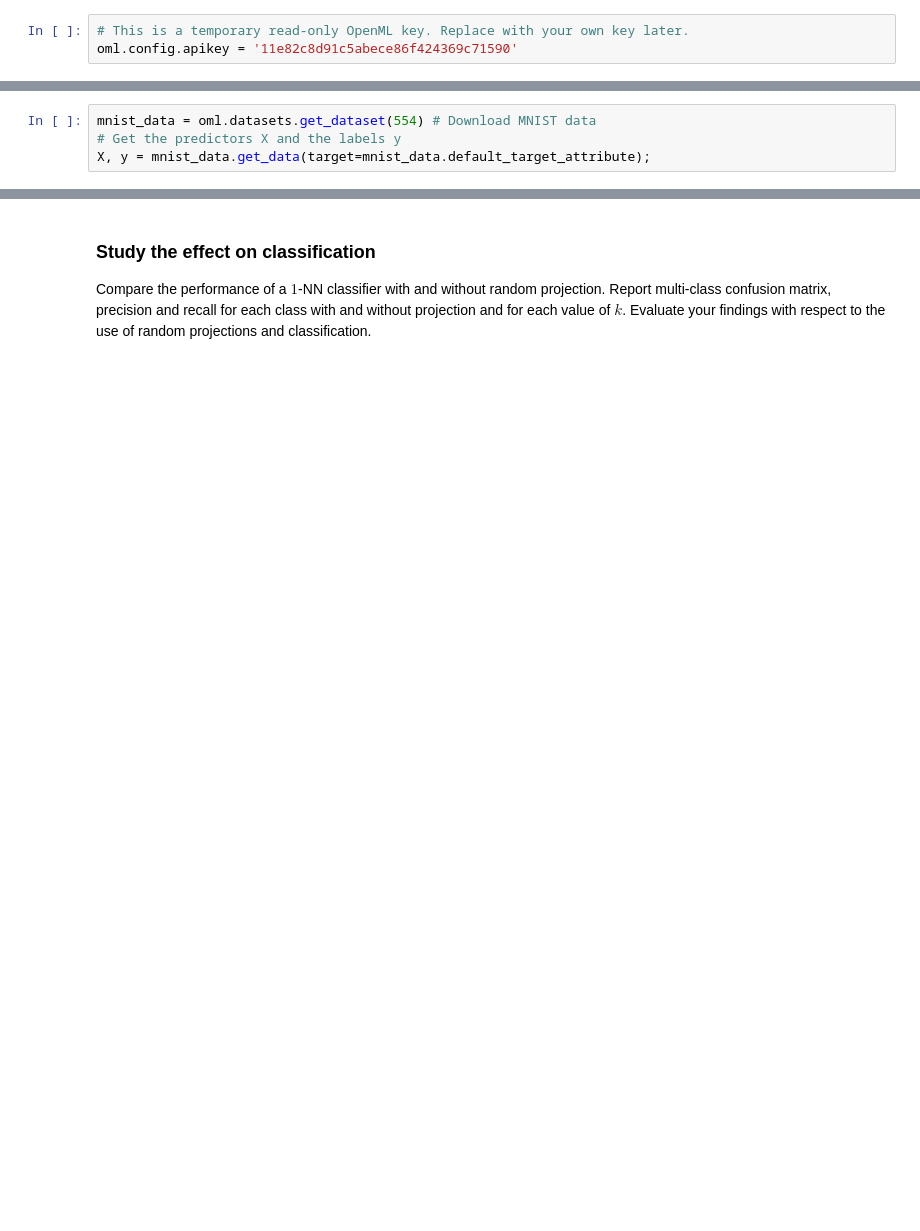
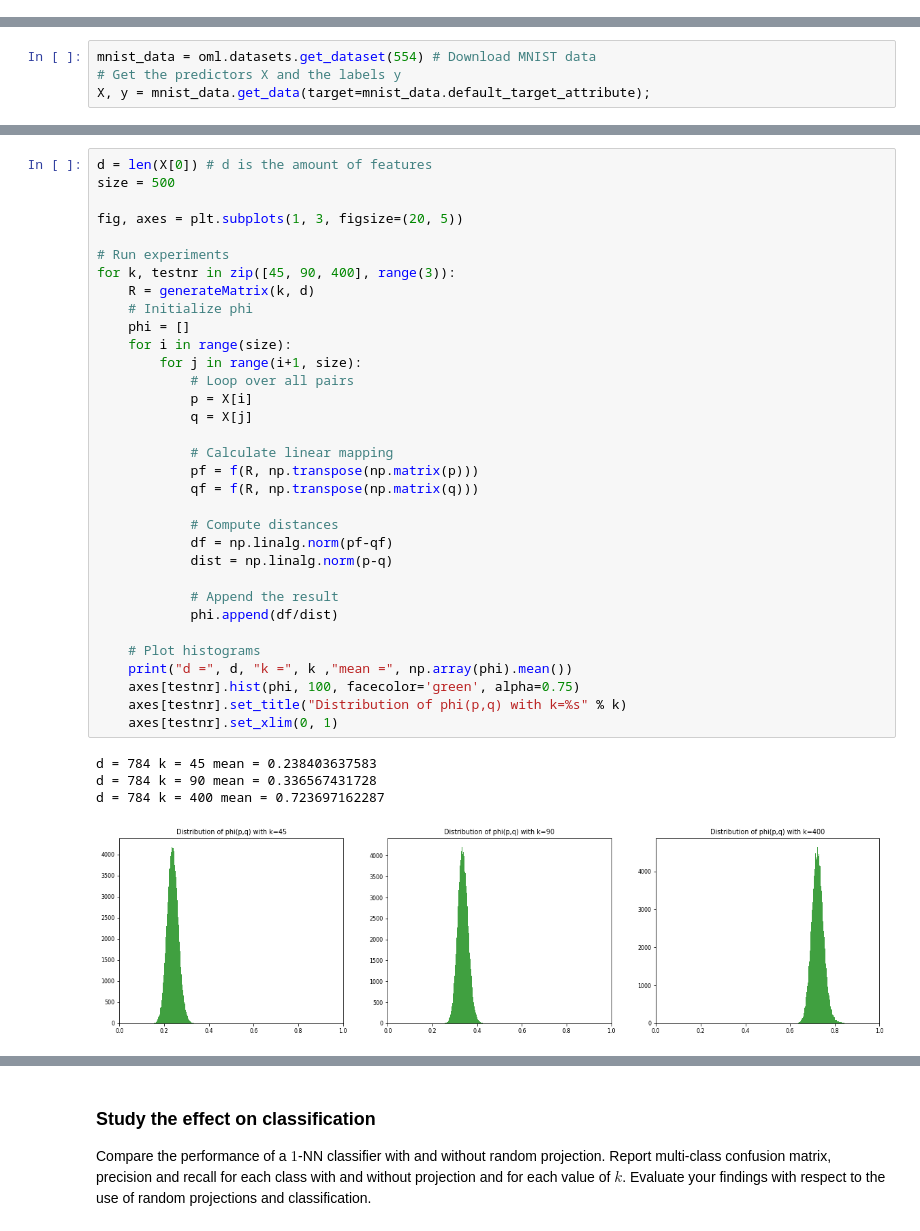
Before and after one commit to Zilarion/2imw30-assignment-3, a Jupyter notebook: Assignment 3 Ruud.ipynb, the cells around one changed output, grey strips where cells are left out. Drawn from its saved outputs; the diff is of its cells as text; blank space fills up the shorter version.

```diff
--- a/Assignment 3 Ruud.ipynb
+++ b/Assignment 3 Ruud.ipynb
@@ -28,6 +28,3 @@ You should _not_ use sklearn.random_projection for this assignment.
 ###  Study the effect on pairwise distances
 Evaluate how well the Euclidean distance is preserved by plotting a histogram of the
 values $\phi(p,q) = \frac{\|f(p)-f(q)\|}{\|p-q\|}$ for all pairs of the first 500 images of the MNIST data set. These values should be concentrated around a certain value for fixed $k$. What is this value expressed in terms of $k$ and $d$? Explain your answer.
-# %%
-# This is a temporary read-only OpenML key. Replace with your own key later.
-oml.config.apikey = '11e82c8d91c5abece86f424369c71590'
@@ -40,0 +62,38 @@ np.random.randint(0,2)
+# %%
+d = len(X[0]) # d is the amount of features
+size = 500
+
+fig, axes = plt.subplots(1, 3, figsize=(20, 5))
+
+# Run experiments
+for k, testnr in zip([45, 90, 400], range(3)):
+    R = generateMatrix(k, d)
+    # Initialize phi
+    phi = []
+    for i in range(size):
+        for j in range(i+1, size):
+            # Loop over all pairs
+            p = X[i]
+            q = X[j]
+
+            # Calculate linear mapping
+            pf = f(R, np.transpose(np.matrix(p)))
+            qf = f(R, np.transpose(np.matrix(q)))
+
+            # Compute distances
+            df = np.linalg.norm(pf-qf)
+            dist = np.linalg.norm(p-q)
+
+            # Append the result
+            phi.append(df/dist)
+
+    # Plot histograms
+    print("d =", d, "k =", k ,"mean =", np.array(phi).mean())
+    axes[testnr].hist(phi, 100, facecolor='green', alpha=0.75)
+    axes[testnr].set_title("Distribution of phi(p,q) with k=%s" % k)
+    axes[testnr].set_xlim(0, 1)
+# %% [output]
+d = 784 k = 45 mean = 0.238403637583
+d = 784 k = 90 mean = 0.336567431728
+d = 784 k = 400 mean = 0.723697162287
+[figure, added]
```
Also changed, not shown: parts of 7 cells of this notebook.
